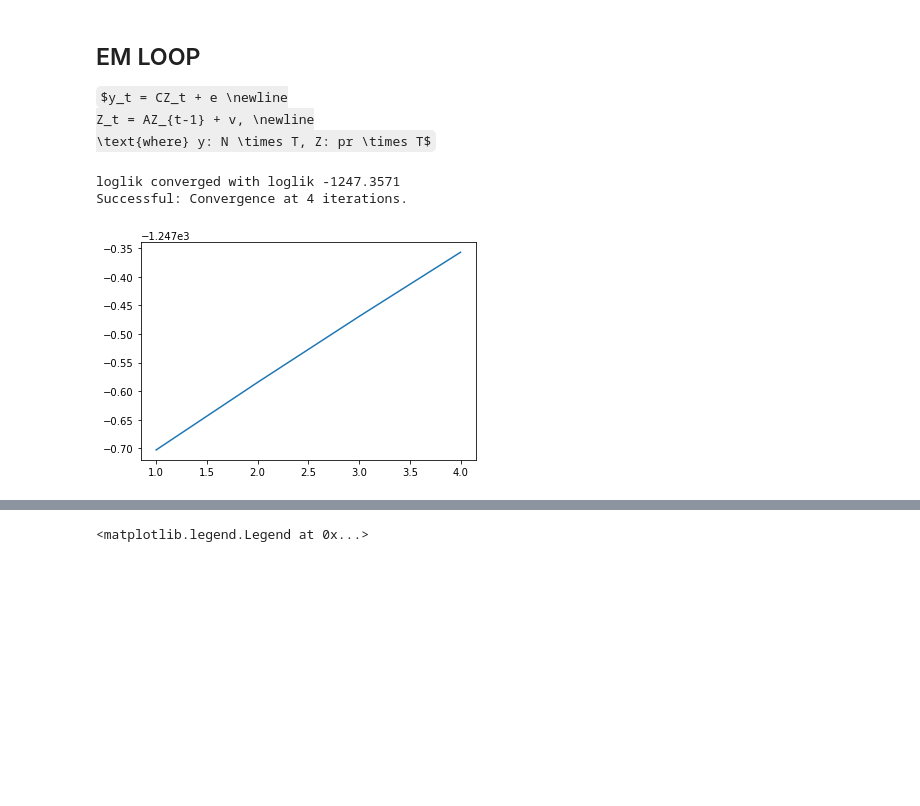
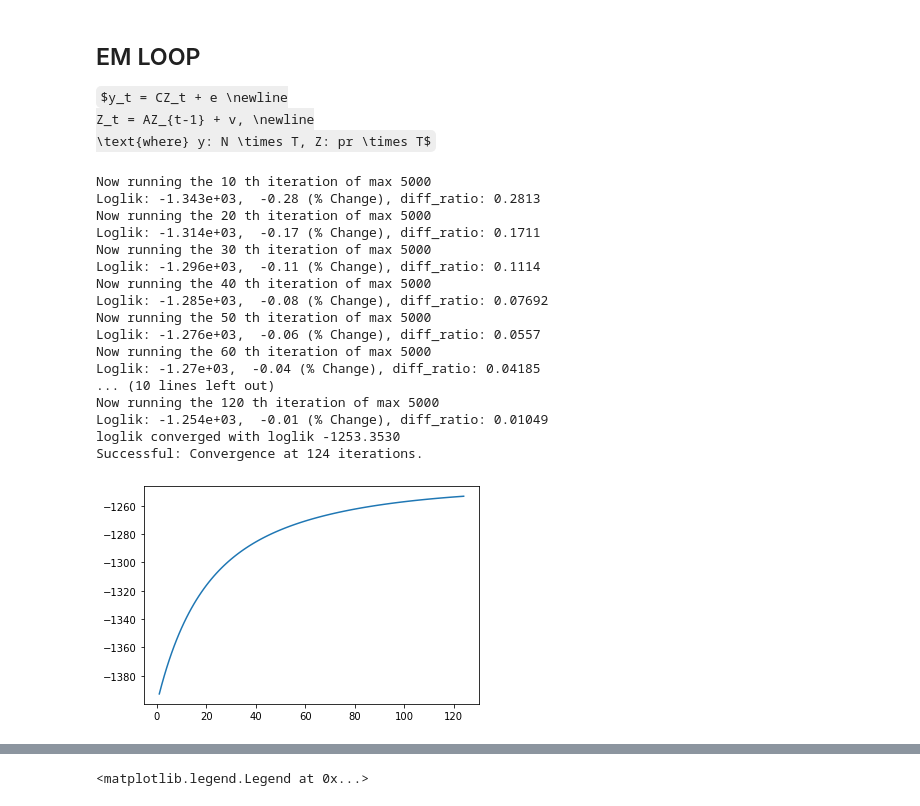
Before and after one commit to hyunchangyi/nowcasting, a Jupyter notebook: nowcasting.ipynb, the cells around one changed output, grey strips where cells are left out. Cells and saved outputs as stored; diff of their text form; code cells hidden in the pictures; some formulas as TeX source; blank space fills up the shorter version.

Commit message:
DFModel

```diff
--- a/nowcasting.ipynb
+++ b/nowcasting.ipynb
@@ -235,7 +239,7 @@ def InitCond(X, r, p, spec, blocks, optNaN, Rcon, q):
     V_0.index = V_0.columns = pd.MultiIndex.from_tuples(Q.index)
     Z_0.index = pd.MultiIndex.from_tuples(Q.index)
 
-    return A, C, Q, R, Z_0, V_0
+    return DFModel(A, C, Q, R, Z_0, V_0)
 # %% [markdown]
 ### load_spec, load_data, nanLE, bdkg_index, bdkg_flat_index
 # %%
@@ -706,7 +710,7 @@ def runKF(Y, A, C, Q, R, Z_0, V_0):
 # %% [markdown]
 ### EMstep
 # %%
-def EMstep(y, A, C, Q, R, Z_0, V_0, r, p, Rcon, q, blocks, spec):
+def EMstep(y, M0, r, p, Rcon, q, blocks, spec):
     #  Applies EM algorithm for parameter reestimation
     #
     #  Syntax:
@@ -759,6 +763,13 @@ def EMstep(y, A, C, Q, R, Z_0, V_0, r, p, Rcon, q, blocks, spec):
 
     ## Initialize preliminary values
     # Store series/model values
+    A = M0.A.copy()
+    C = M0.C.copy()
+    Q = M0.Q.copy()
+    R = M0.R.copy()
+    Z_0 = M0.Z_0.copy()
+    V_0 = M0.V_0.copy()
+
     Qv = spec.loc[spec.Frequency.eq('q')].index.tolist()
     Mv = spec.loc[spec.Frequency.eq('m')].index.tolist()
 
@@ -775,8 +786,8 @@ def EMstep(y, A, C, Q, R, Z_0, V_0, r, p, Rcon, q, blocks, spec):
     y0[nanY] = 0
 
     # Initialize output
+    A_new = A.copy()
     C_new = C.copy()
-    A_new = A.copy()
     Q_new = Q.copy()
     V_0_new = V_0.copy()
 
@@ -982,7 +993,7 @@ def EMstep(y, A, C, Q, R, Z_0, V_0, r, p, Rcon, q, blocks, spec):
     for v in Qv:
         R_new.loc[v, v] = 1e-04
 
-    return C_new, R_new, A_new, Q_new, Z_0_new, V_0_new, loglik
+    return DFModel(A_new, C_new, Q_new, R_new, Z_0_new, V_0_new), loglik
 # %% [markdown]
 ### em_converged
 # %%
@@ -1040,7 +1051,7 @@ def em_converged(loglik, previous_loglik, threshold=1e-4, check_decreased=1):
 # %% [markdown]
 ### DFM
 # %%
-def dfm(y, A, C, Q, R, Z_0, V_0, r, p, Rcon, q, blocks, spec, par):
+def dfm(y, M0, r, p, Rcon, q, blocks, spec, par):
 
     pre_loglik = -np.inf
     LL = np.array([-np.inf])
@@ -1055,12 +1066,15 @@ def dfm(y, A, C, Q, R, Z_0, V_0, r, p, Rcon, q, blocks, spec, par):
             break
 
         # Applying EM algorithm
-        C_new, R_new, A_new, Q_new, Z_0, V_0, loglik = EMstep(y, A, C, Q, R, Z_0, V_0, r, p, Rcon, q, blocks, spec)
+        M1, loglik = EMstep(y, M0, r, p, Rcon, q, blocks, spec)
 
-        A = (1-gamma)*A + gamma*A_new
-        C = (1-gamma)*C + gamma*C_new
-        Q = (1-gamma)*Q + gamma*Q_new
-        R = (1-gamma)*R + gamma*R_new
+        A = (1-gamma)*M0.A + gamma*M1.A
+        C = (1-gamma)*M0.C + gamma*M1.C
+        Q = (1-gamma)*M0.Q + gamma*M1.Q
+        R = (1-gamma)*M0.R + gamma*M1.R
+        Z_0 = (1-gamma)*M0.Z_0 + gamma*M1.Z_0
+        V_0 = (1-gamma)*M0.V_0 + gamma*M1.V_0
+        M0 = DFModel(A, C, Q, R, Z_0, V_0)
 
         if num_iter > 2:  # Checking convergence
             converged, decrease, diff_ratio = em_converged(loglik, pre_loglik, threshold, 1)
@@ -1079,7 +1093,7 @@ def dfm(y, A, C, Q, R, Z_0, V_0, r, p, Rcon, q, blocks, spec, par):
         print('Stopped because maximum iterations reached')
 
     # Final run of the Kalman filter
-    Zsmooth = runKF(y, A, C, Q, R, Z_0, V_0)[0].T.shift(-1)  # Since Zsmooth's first date is (start_date - 1)
+    Zsmooth = runKF(y, M0.A, M0.C, M0.Q, M0.R, M0.Z_0, M0.V_0)[0].T.shift(-1)  # Since Zsmooth's first date is (start_date - 1)
     xsm = Zsmooth.dot(C.T)  # Get smoothed X
 
     #  Loading the structure with the results --------------------------------
@@ -1091,7 +1105,7 @@ def dfm(y, A, C, Q, R, Z_0, V_0, r, p, Rcon, q, blocks, spec, par):
 
     plt.plot(LL)
 
-    return Xsm, Z, A, C, Q, R, Z_0, V_0, LL
+    return Xsm, Z, M0, LL
 # %% [markdown]
 # Estimation
 # %% [markdown]
@@ -1120,7 +1134,7 @@ optNaN = pd.Series({'method':2, 'k':3})
 # method=2 : Remove leading and closing zeros
 # k=3      : Setting for filter(): See remNaN_spline
 
-A, C, Q, R, Z_0, V_0 = InitCond(Xn, r, p, spec, blocks, optNaN, Rcon, q)
+M0 = InitCond(Xn, r, p, spec, blocks, optNaN, Rcon, q)
 # %% [markdown]
 ## EM LOOP
 
@@ -1130,16 +1144,31 @@ Z_t = AZ_{t-1} + v, \newline
 # %%
 # y for the estimation is WITH missing data
 y = Xn.T
 
 # Remove the leading and ending nans
 optNaN.method = 3
 y_est = remNaNs_spline(Xn, optNaN)[0].T
 
 # parameters for EM loop
 par = pd.Series({'threshold':1e-4, 'max_iter':int(5000), 'gamma':0.05})
 
-Xsm, Z, A, C, Q, R, Z_0, V_0, LL = dfm(y_est, A, C, Q, R, Z_0, V_0, r, p, Rcon, q, blocks, spec, par)
+Xsm, Z, M1, LL = dfm(y_est, M0, r, p, Rcon, q, blocks, spec, par)
 # %% [output]
-loglik converged with loglik -1247.3571
-Successful: Convergence at 4 iterations.
+Now running the 10 th iteration of max 5000
+Loglik: -1.343e+03,  -0.28 (% Change), diff_ratio: 0.2813
+Now running the 20 th iteration of max 5000
+Loglik: -1.314e+03,  -0.17 (% Change), diff_ratio: 0.1711
+Now running the 30 th iteration of max 5000
+Loglik: -1.296e+03,  -0.11 (% Change), diff_ratio: 0.1114
+Now running the 40 th iteration of max 5000
+Loglik: -1.285e+03,  -0.08 (% Change), diff_ratio: 0.07692
+Now running the 50 th iteration of max 5000
+Loglik: -1.276e+03,  -0.06 (% Change), diff_ratio: 0.0557
+Now running the 60 th iteration of max 5000
+Loglik: -1.27e+03,  -0.04 (% Change), diff_ratio: 0.04185
+... (10 lines left out)
+Now running the 120 th iteration of max 5000
+Loglik: -1.254e+03,  -0.01 (% Change), diff_ratio: 0.01049
+loglik converged with loglik -1253.3530
+Successful: Convergence at 124 iterations.
-[figure, old version]
+[figure, new version]
```
Also changed, not shown: parts of 4 cells of this notebook, 2 other files.
